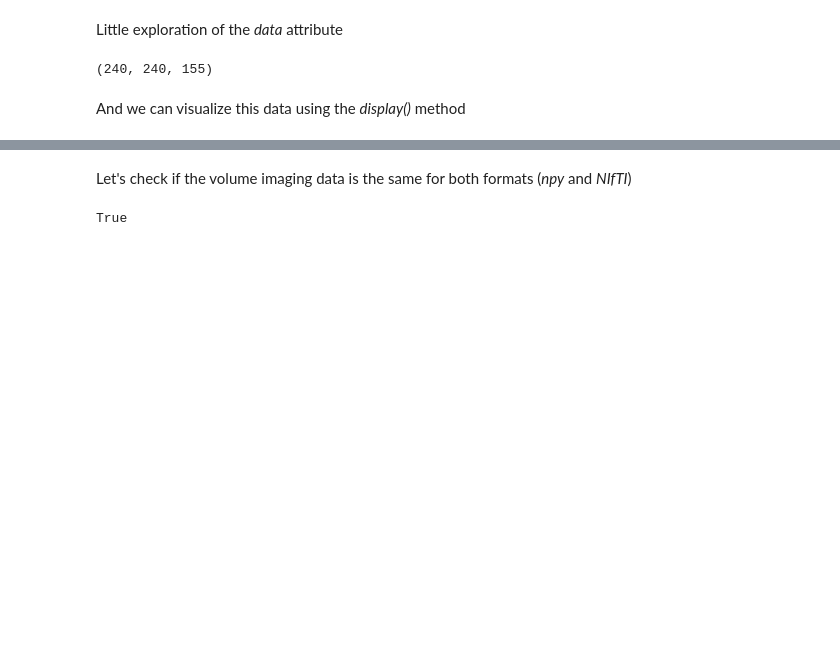
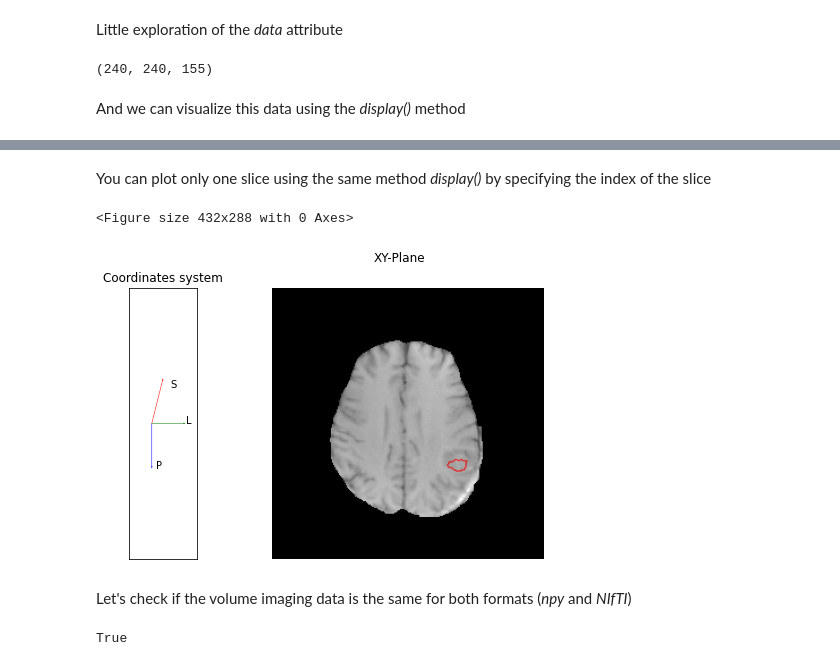
Before and after one commit to MahdiAll99/MEDimage, a Jupyter notebook: MEDimage-Tutorial/MEDimage-Tutorial.ipynb, the cells around one changed output, grey strips where cells are left out. Saved outputs shown, nothing was run; the diff lists cells and outputs as text; code cells hidden in the pictures; blank space fills up the shorter version.

```diff
--- a/MEDimage-Tutorial/MEDimage-Tutorial.ipynb
+++ b/MEDimage-Tutorial/MEDimage-Tutorial.ipynb
@@ -234,3 +235,10 @@ MEDimageProcess_nifti.display()
+# %% [markdown]
+You can plot only one slice using the same method *display()* by specifying the index of the slice
+# %%
+MEDimageProcess_npy.display(35)
+# %% [output]
+<Figure size 432x288 with 0 Axes>
+[figure, added]
 # %% [markdown]
 Let's check if the volume imaging data is the same for both formats (*npy* and *NIfTI*)
 # %%
```
Also changed, not shown: parts of 1 cell of this notebook, 1 other file.
